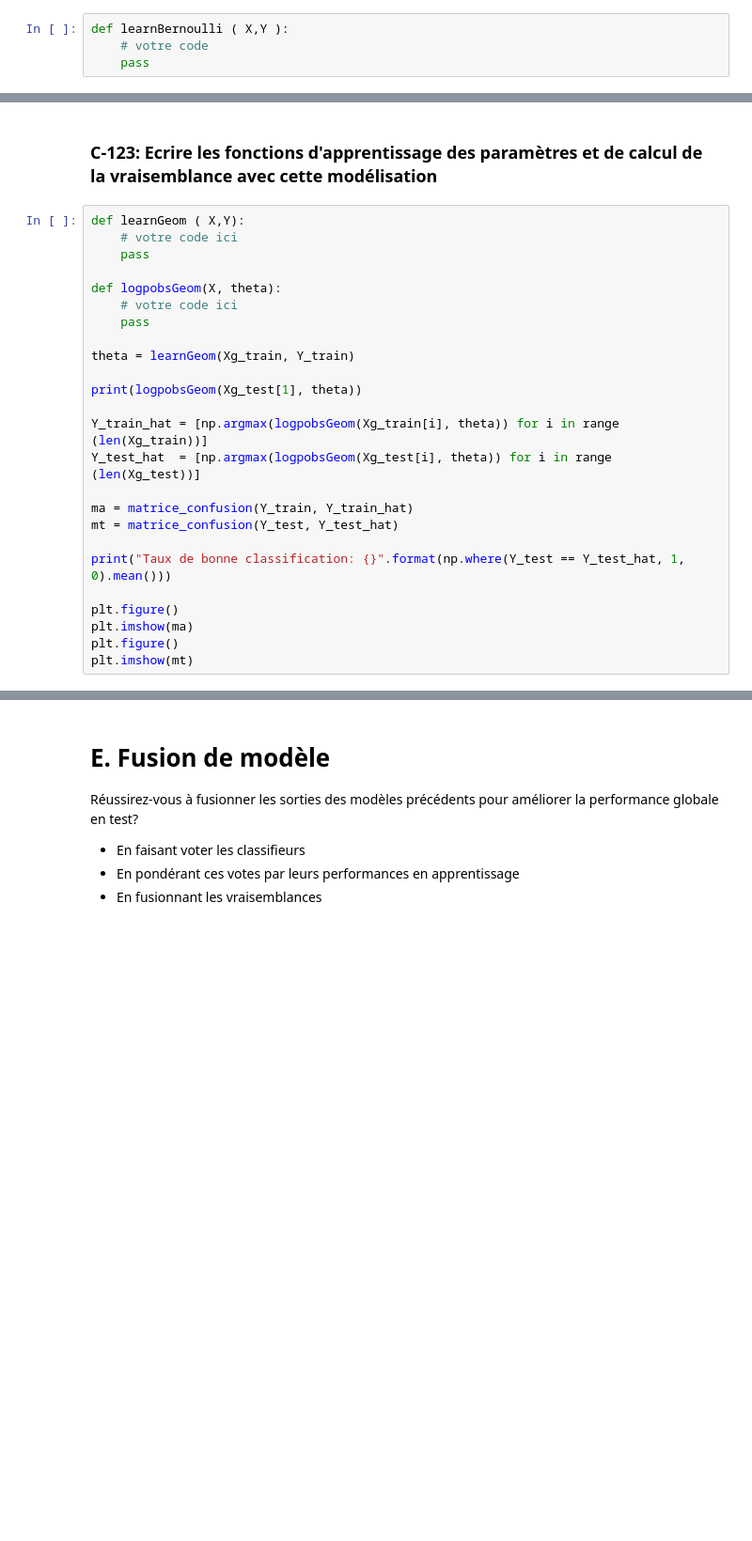
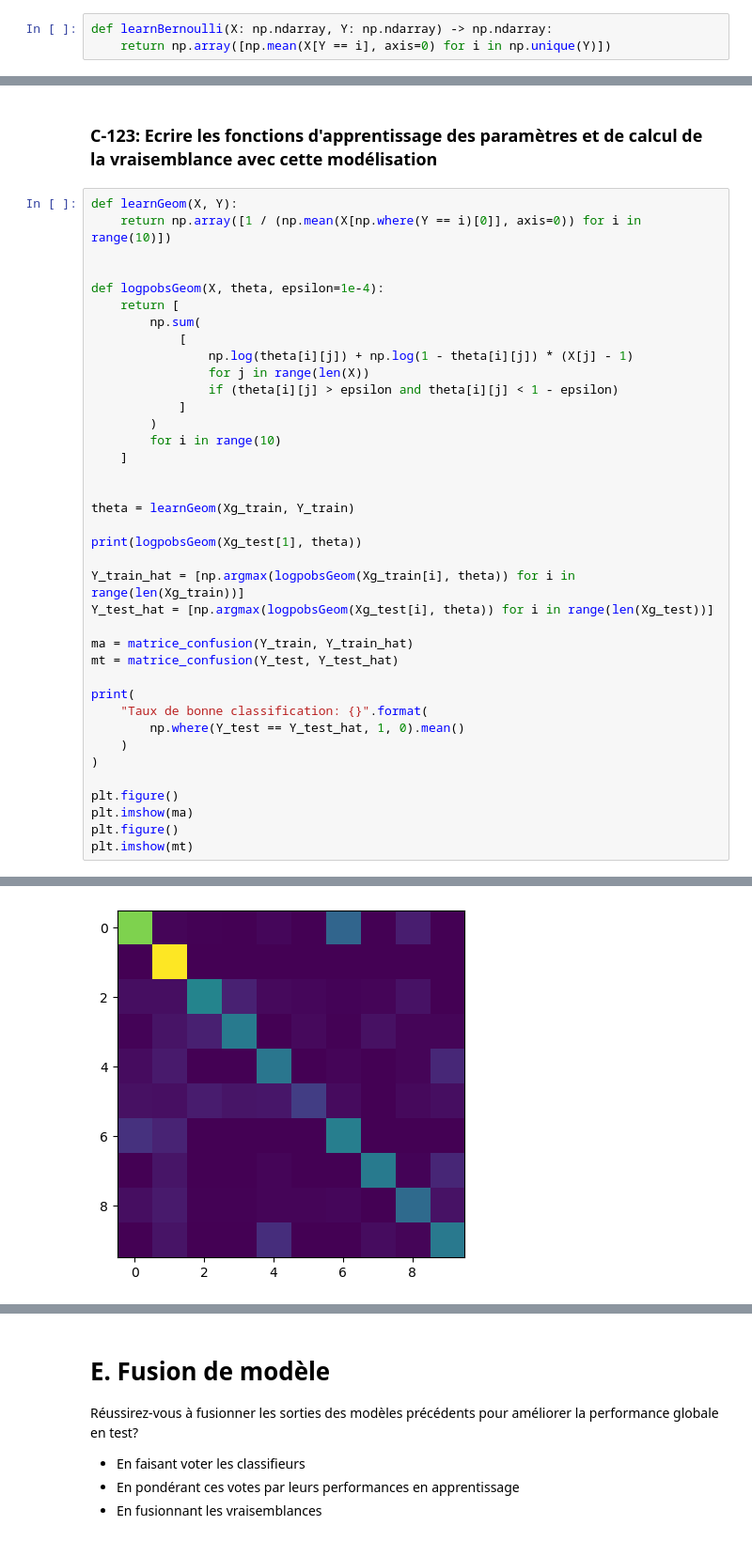
Before and after one commit to zhenyuefu/MAPSI, a Jupyter notebook: tme3/tme3.ipynb, the cells around one changed output, grey strips where cells are left out. Shown: that part at 94% size. Cells and saved outputs as stored; diff of their text form; blank space fills up the shorter version.

```diff
--- a/tme3/tme3.ipynb
+++ b/tme3/tme3.ipynb
@@ -331,8 +338,7 @@ $$ \theta^\star =
 
  Chaque ligne donne pour une image sa probabilité d'appartenance à chaque classe $c$.
  Un argmax par ligne donne une estimation de la classe.
-# %%
-def learnBernoulli ( X,Y ):
-    # votre code
-    pass
+# %%
+def learnBernoulli(X: np.ndarray, Y: np.ndarray) -> np.ndarray:
+    return np.array([np.mean(X[Y == i], axis=0) for i in np.unique(Y)])
 # %%
@@ -399,27 +427,41 @@ print(Xg_train[0]) # [3 2 2 2 2 2 2 1 1 1 2 1 2 2 3 4]
 # %% [markdown]
 ### C-123: Ecrire les fonctions d'apprentissage des paramètres et de calcul de la vraisemblance avec cette modélisation
 # %%
-def learnGeom ( X,Y):
-    # votre code ici
-    pass
+def learnGeom(X, Y):
+    return np.array([1 / (np.mean(X[np.where(Y == i)[0]], axis=0)) for i in range(10)])
 
-def logpobsGeom(X, theta):
-    # votre code ici
-    pass
+
+def logpobsGeom(X, theta, epsilon=1e-4):
+    return [
+        np.sum(
+            [
+                np.log(theta[i][j]) + np.log(1 - theta[i][j]) * (X[j] - 1)
+                for j in range(len(X))
+                if (theta[i][j] > epsilon and theta[i][j] < 1 - epsilon)
+            ]
+        )
+        for i in range(10)
+    ]
+
 
 theta = learnGeom(Xg_train, Y_train)
 
 print(logpobsGeom(Xg_test[1], theta))
 
-Y_train_hat = [np.argmax(logpobsGeom(Xg_train[i], theta)) for i in range (len(Xg_train))]
-Y_test_hat  = [np.argmax(logpobsGeom(Xg_test[i], theta)) for i in range (len(Xg_test))]
+Y_train_hat = [np.argmax(logpobsGeom(Xg_train[i], theta)) for i in range(len(Xg_train))]
+Y_test_hat = [np.argmax(logpobsGeom(Xg_test[i], theta)) for i in range(len(Xg_test))]
 
 ma = matrice_confusion(Y_train, Y_train_hat)
 mt = matrice_confusion(Y_test, Y_test_hat)
 
-print("Taux de bonne classification: {}".format(np.where(Y_test == Y_test_hat, 1, 0).mean()))
+print(
+    "Taux de bonne classification: {}".format(
+        np.where(Y_test == Y_test_hat, 1, 0).mean()
+    )
+)
 
 plt.figure()
 plt.imshow(ma)
 plt.figure()
 plt.imshow(mt)
+# %% [output]
@@ -425,0 +471 @@ plt.imshow(mt)
+[figure, added]
```
Also changed, not shown: parts of 23 cells of this notebook, 12 other files.
